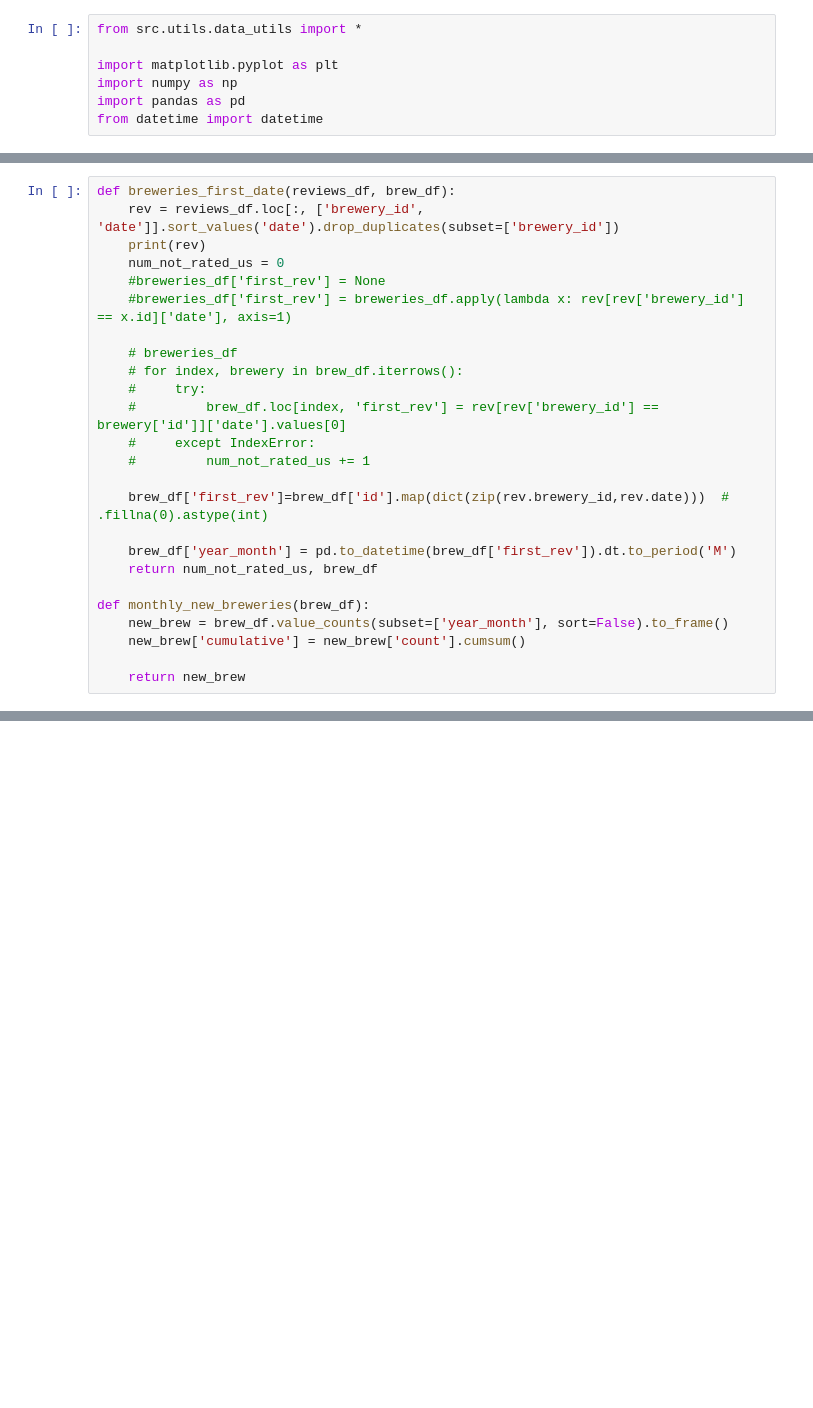
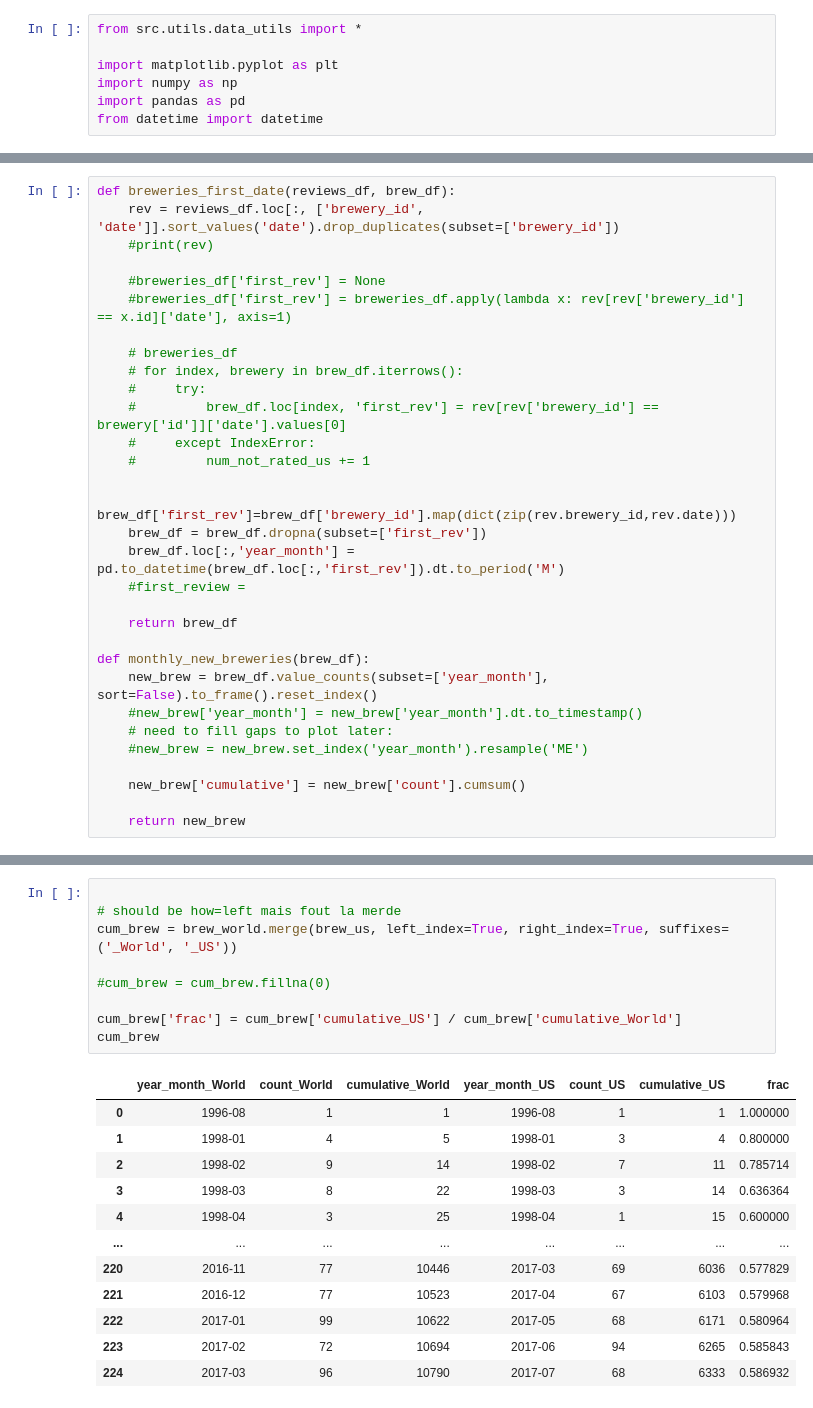
Before and after one commit to epfl-ada/ada-2024-project-fandemondada, a Jupyter notebook: breweries.ipynb, the cells around one changed output, grey strips where cells are left out. Saved outputs shown, nothing was run; the diff lists cells and outputs as text; blank space fills up the shorter version.

```diff
--- a/breweries.ipynb
+++ b/breweries.ipynb
@@ -26,8 +69,8 @@ ba_usa_ratings.head(5)
 # %%
 def breweries_first_date(reviews_df, brew_df):
     rev = reviews_df.loc[:, ['brewery_id', 'date']].sort_values('date').drop_duplicates(subset=['brewery_id'])
-    print(rev)
-    num_not_rated_us = 0
+    #print(rev)
+
     #breweries_df['first_rev'] = None
     #breweries_df['first_rev'] = breweries_df.apply(lambda x: rev[rev['brewery_id'] == x.id]['date'], axis=1)
 
@@ -38,13 +81,19 @@ def breweries_first_date(reviews_df, brew_df):
     #     except IndexError:
     #         num_not_rated_us += 1
 
-    brew_df['first_rev']=brew_df['id'].map(dict(zip(rev.brewery_id,rev.date)))  # .fillna(0).astype(int)
+    brew_df['first_rev']=brew_df['brewery_id'].map(dict(zip(rev.brewery_id,rev.date)))
+    brew_df = brew_df.dropna(subset=['first_rev'])
+    brew_df.loc[:,'year_month'] = pd.to_datetime(brew_df.loc[:,'first_rev']).dt.to_period('M')
+    #first_review =
 
-    brew_df['year_month'] = pd.to_datetime(brew_df['first_rev']).dt.to_period('M')
-    return num_not_rated_us, brew_df
+    return brew_df
 
 def monthly_new_breweries(brew_df):
-    new_brew = brew_df.value_counts(subset=['year_month'], sort=False).to_frame()
+    new_brew = brew_df.value_counts(subset=['year_month'], sort=False).to_frame().reset_index()
+    #new_brew['year_month'] = new_brew['year_month'].dt.to_timestamp()
+    # need to fill gaps to plot later:
+    #new_brew = new_brew.set_index('year_month').resample('ME')
+
     new_brew['cumulative'] = new_brew['count'].cumsum()
 
     return new_brew
@@ -96,0 +172,22 @@ test
+# %%
+
+# should be how=left mais fout la merde
+cum_brew = brew_world.merge(brew_us, left_index=True, right_index=True, suffixes=('_World', '_US'))
+
+#cum_brew = cum_brew.fillna(0)
+
+cum_brew['frac'] = cum_brew['cumulative_US'] / cum_brew['cumulative_World']
+cum_brew
+# %% [output]
+|  | year_month_World | count_World | cumulative_World | year_month_US | count_US | cumulative_US | frac |
+| 0 | 1996-08 | 1 | 1 | 1996-08 | 1 | 1 | 1.000000 |
+| 1 | 1998-01 | 4 | 5 | 1998-01 | 3 | 4 | 0.800000 |
+| 2 | 1998-02 | 9 | 14 | 1998-02 | 7 | 11 | 0.785714 |
+| 3 | 1998-03 | 8 | 22 | 1998-03 | 3 | 14 | 0.636364 |
+| 4 | 1998-04 | 3 | 25 | 1998-04 | 1 | 15 | 0.600000 |
+| ... | ... | ... | ... | ... | ... | ... | ... |
+| 220 | 2016-11 | 77 | 10446 | 2017-03 | 69 | 6036 | 0.577829 |
+| 221 | 2016-12 | 77 | 10523 | 2017-04 | 67 | 6103 | 0.579968 |
+| 222 | 2017-01 | 99 | 10622 | 2017-05 | 68 | 6171 | 0.580964 |
+| 223 | 2017-02 | 72 | 10694 | 2017-06 | 94 | 6265 | 0.585843 |
+| 224 | 2017-03 | 96 | 10790 | 2017-07 | 68 | 6333 | 0.586932 |
```
Also changed, not shown: parts of 17 cells of this notebook.
